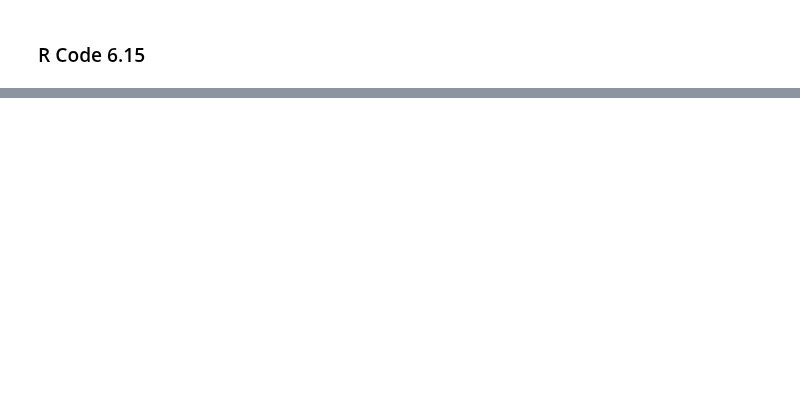
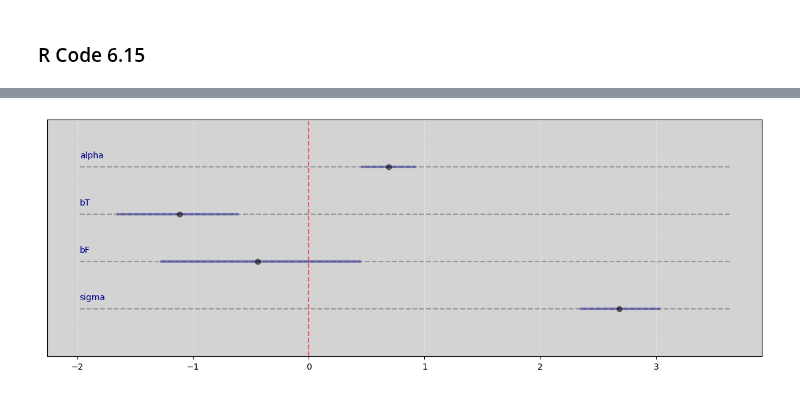
Before and after one commit to rodolphomacedo/statistical_rethinking_pt_BR, a Jupyter notebook: parte_6.ipynb, the cells around one changed output, grey strips where cells are left out. Drawn from its saved outputs; the diff is of its cells as text; code cells hidden in the pictures; blank space fills up the shorter version.

```diff
--- a/parte_6.ipynb
+++ b/parte_6.ipynb
@@ -706,0 +734,41 @@ parei pag 172
+# %%
+model = """
+    data {
+        int N;
+        vector[N] h0;
+        vector[N] h1;
+        row_vector[N] T;  // Treatment
+        row_vector[N] F;  // Fungus
+    }
+
+    parameters {
+        real alpha;
+        real bT;
+        real bF;
+        real<lower=0> sigma;
+    }
+
+    transformed parameters {
+
+    }
+
+    model {
+        alpha ~ lognormal(0, 0.25);
+        bT ~ normal(0, 0.5);
+        bF ~ normal(0, 0.5);
+        sigma ~ exponential(1);
+
+        h1 ~ normal((alpha + bF*F + bT*T)*h0, sigma);
+    }
+"""
+
+data = {
+    'N': N,
+    'h0': h0,
+    'h1': h1,
+    'T': treatment,
+    'F': fungus,
+}
+
+posteriori = stan.build(model, data=data)
+samples = posteriori.sample(num_chains=4, num_samples=1000)
@@ -706,0 +917,4 @@ parei pag 172
+# %%
+Vide.plot_forest(samples)
+# %% [output]
+[figure, added]
```
Also changed, not shown: parts of 27 cells of this notebook.
